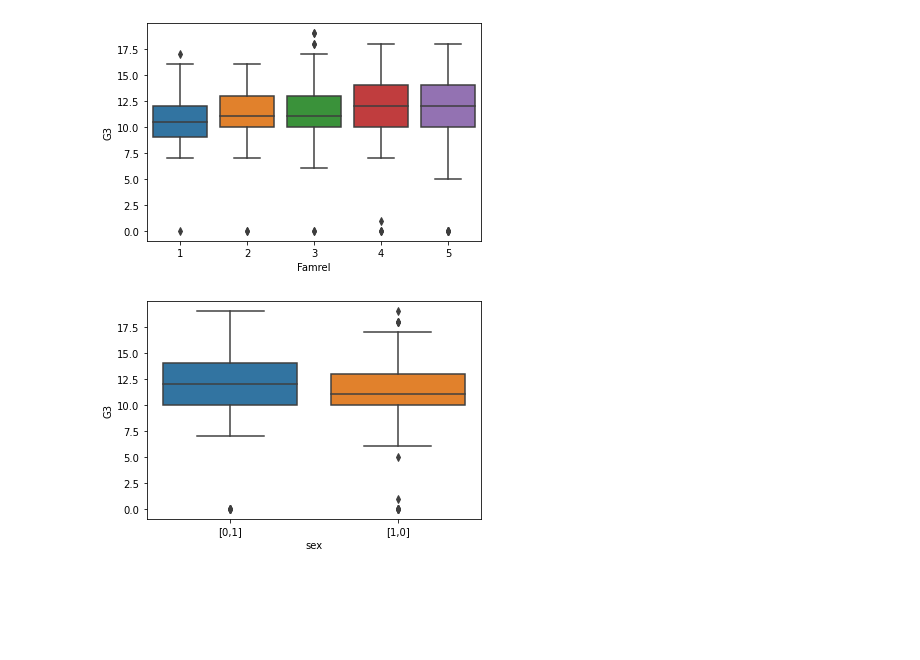
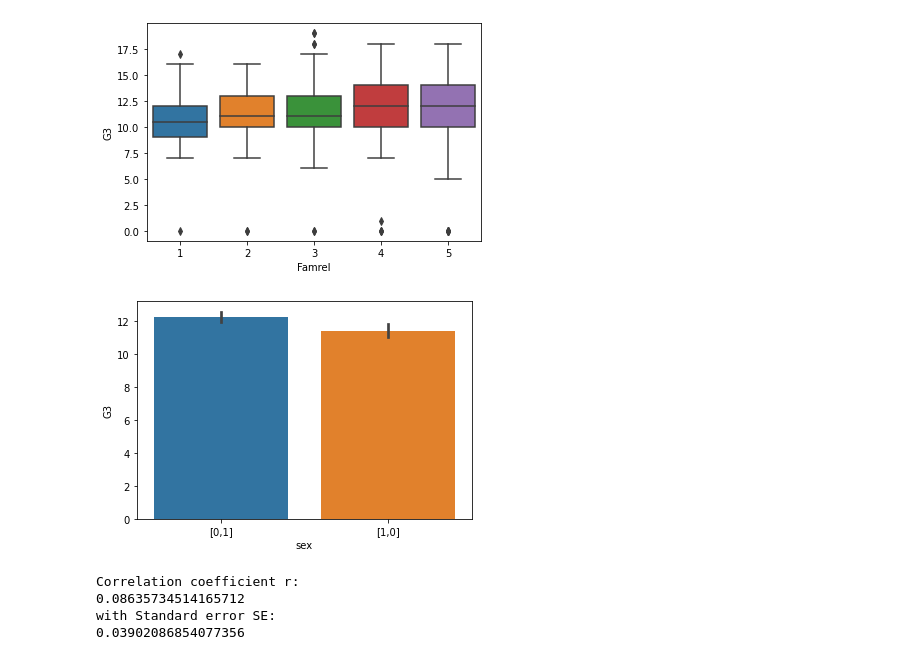
Before and after one commit to lucarossi9/statistical-computation-team-1, a Jupyter notebook: correlations.ipynb, the cells around one changed output. Cells and saved outputs as stored; diff of their text form; code cells hidden in the pictures; blank space fills up the shorter version.

Commit message:
python file with graphics and correlations of many variables as study-grade, study-failures, sex-grade

```diff
--- a/correlations.ipynb
+++ b/correlations.ipynb
@@ -97,7 +146,21 @@ with Standard error SE:
 # %%
 #correlation coefficient between Sex and Final Grade (=G3)
 x=data.sex
-ax = sns.boxplot(x="sex", y="G3", data=data)
+ax = sns.barplot(x="sex", y="G3", data=data)
 #[0,1]=woman ,[1,0]=man
 # %% [output]
-[figure, old version]
+[figure, new version]
+# %%
+#correlation between age and Final grade
+x=data.age
+r=np.corrcoef(x, y)[1,0] #correlation coefficient
+SE=(1-r**2)/mt.sqrt(n-2) #standard error
+print('Correlation coefficient r:')
+print(r)
+print('with Standard error SE:')
+print(SE)
+# %% [output]
+Correlation coefficient r:
+0.08635734514165712
+with Standard error SE:
+0.03902086854077356
```
Also changed, not shown: parts of 3 cells of this notebook.
